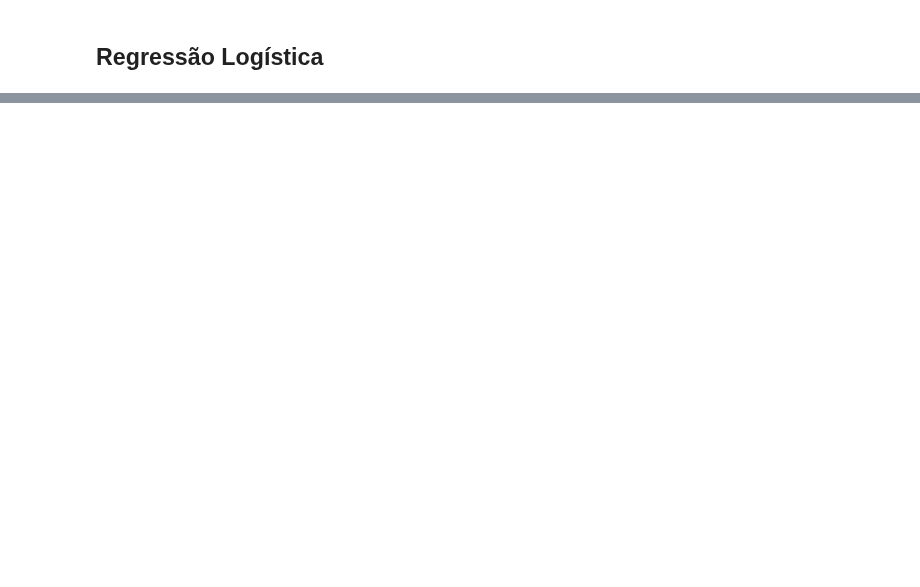
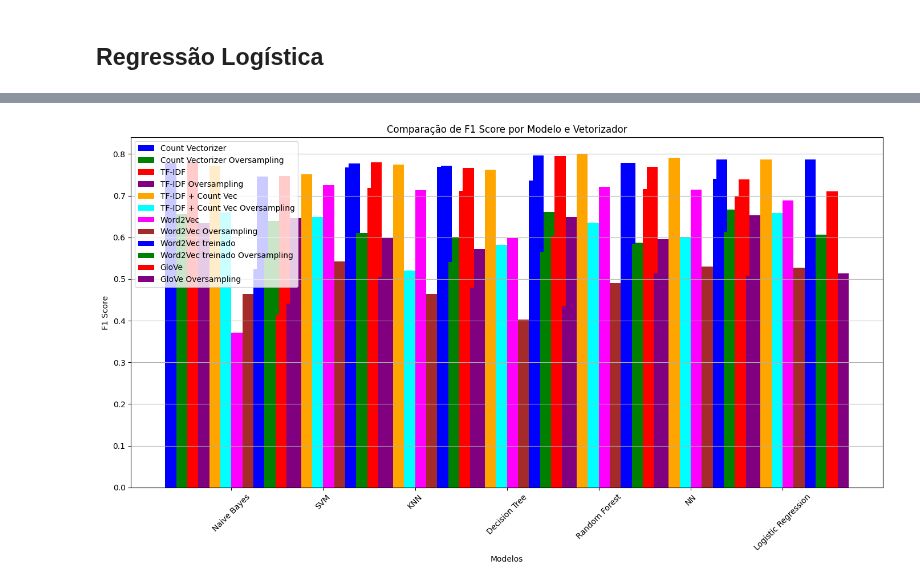
Before and after one commit to reberapower1/PLN-Project, a Jupyter notebook: code_meta2_novo.ipynb, the cells around one changed output, grey strips where cells are left out. Cells and saved outputs as stored; diff of their text form; code cells hidden in the pictures; blank space fills up the shorter version.

```diff
--- a/code_meta2_novo.ipynb
+++ b/code_meta2_novo.ipynb
@@ -2037,0 +2471,23 @@ print(metrics.confusion_matrix(y_test_oversampling, glove_predicted_LR_over))
+# %%
+n_models = len(modelos)
+n_vectors = len(resultados)
+bar_width = 0.12
+indices = np.arange(n_models)
+plt.figure(figsize=(14, 8))
+
+colors = ['blue', 'green', 'red', 'purple', 'orange', 'cyan', 'magenta', 'brown']
+
+for i, (vec_name, scores) in enumerate(resultados.items()):
+    f1_scores = [scores.get(model, 0) for model in modelos]
+    plt.bar(indices + i*bar_width, f1_scores, bar_width, label=vec_name, color=colors[i % len(colors)])
+
+plt.xlabel('Modelos')
+plt.ylabel('F1 Score')
+plt.title('Comparação de F1 Score por Modelo e Vetorizador')
+plt.xticks(indices + bar_width*(n_vectors-1)/2, modelos, rotation=45)
+plt.legend()
+plt.grid(axis='y')
+plt.tight_layout()
+plt.show()
+# %% [output]
+[figure, added]
```
Also changed, not shown: parts of 57 cells of this notebook.
